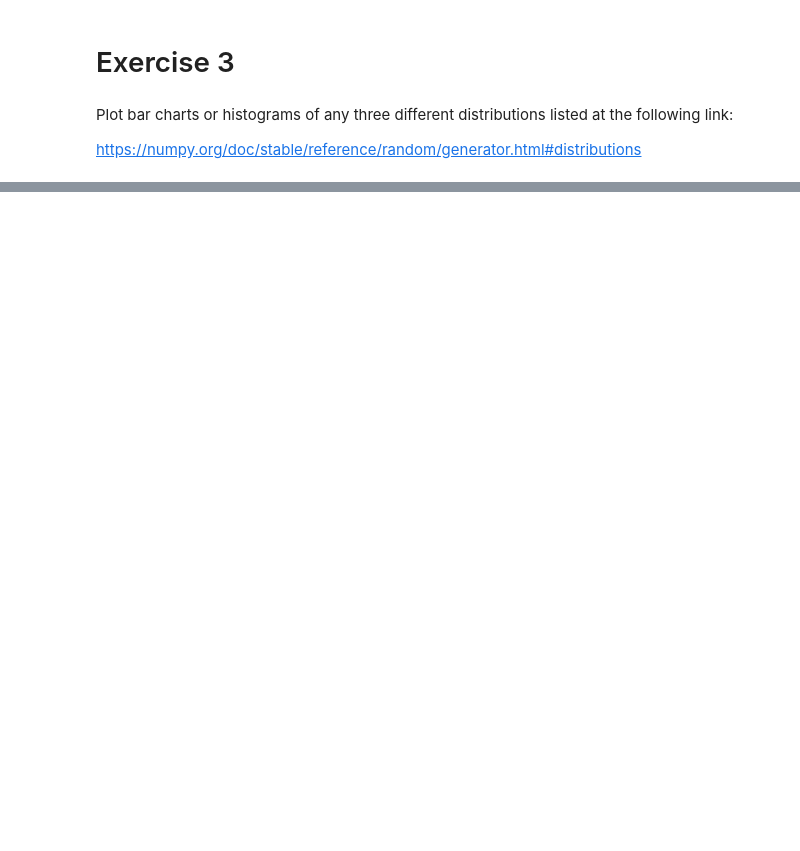
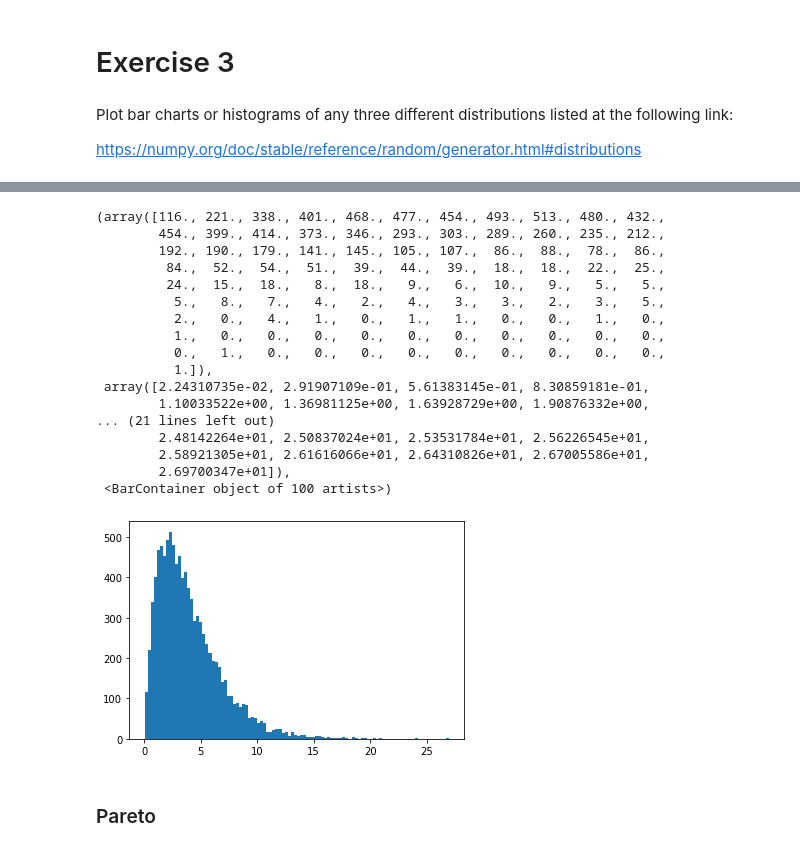
Before and after one commit to loughjo/roughwork, a Jupyter notebook: roughwork.ipynb, the cells around one changed output, grey strips where cells are left out. Saved outputs shown, nothing was run; the diff lists cells and outputs as text; code cells hidden in the pictures; blank space fills up the shorter version.

```diff
--- a/roughwork.ipynb
+++ b/roughwork.ipynb
@@ -26,0 +169,27 @@ https://numpy.org/doc/stable/reference/random/generator.html#distributions
+# %%
+# Create a figure.
+fig, ax = plt.subplots()
+
+# Create histogram.
+ax.hist(samples_1, bins=100)
+# %% [output]
+(array([116., 221., 338., 401., 468., 477., 454., 493., 513., 480., 432.,
+        454., 399., 414., 373., 346., 293., 303., 289., 260., 235., 212.,
+        192., 190., 179., 141., 145., 105., 107.,  86.,  88.,  78.,  86.,
+         84.,  52.,  54.,  51.,  39.,  44.,  39.,  18.,  18.,  22.,  25.,
+         24.,  15.,  18.,   8.,  18.,   9.,   6.,  10.,   9.,   5.,   5.,
+          5.,   8.,   7.,   4.,   2.,   4.,   3.,   3.,   2.,   3.,   5.,
+          2.,   0.,   4.,   1.,   0.,   1.,   1.,   0.,   0.,   1.,   0.,
+          1.,   0.,   0.,   0.,   0.,   0.,   0.,   0.,   0.,   0.,   0.,
+          0.,   1.,   0.,   0.,   0.,   0.,   0.,   0.,   0.,   0.,   0.,
+          1.]),
+ array([2.24310735e-02, 2.91907109e-01, 5.61383145e-01, 8.30859181e-01,
+        1.10033522e+00, 1.36981125e+00, 1.63928729e+00, 1.90876332e+00,
+... (21 lines left out)
+        2.48142264e+01, 2.50837024e+01, 2.53531784e+01, 2.56226545e+01,
+        2.58921305e+01, 2.61616066e+01, 2.64310826e+01, 2.67005586e+01,
+        2.69700347e+01]),
+ <BarContainer object of 100 artists>)
+[figure, added]
+# %% [markdown]
+### Pareto
```
Also changed, not shown: parts of 34 cells of this notebook.
